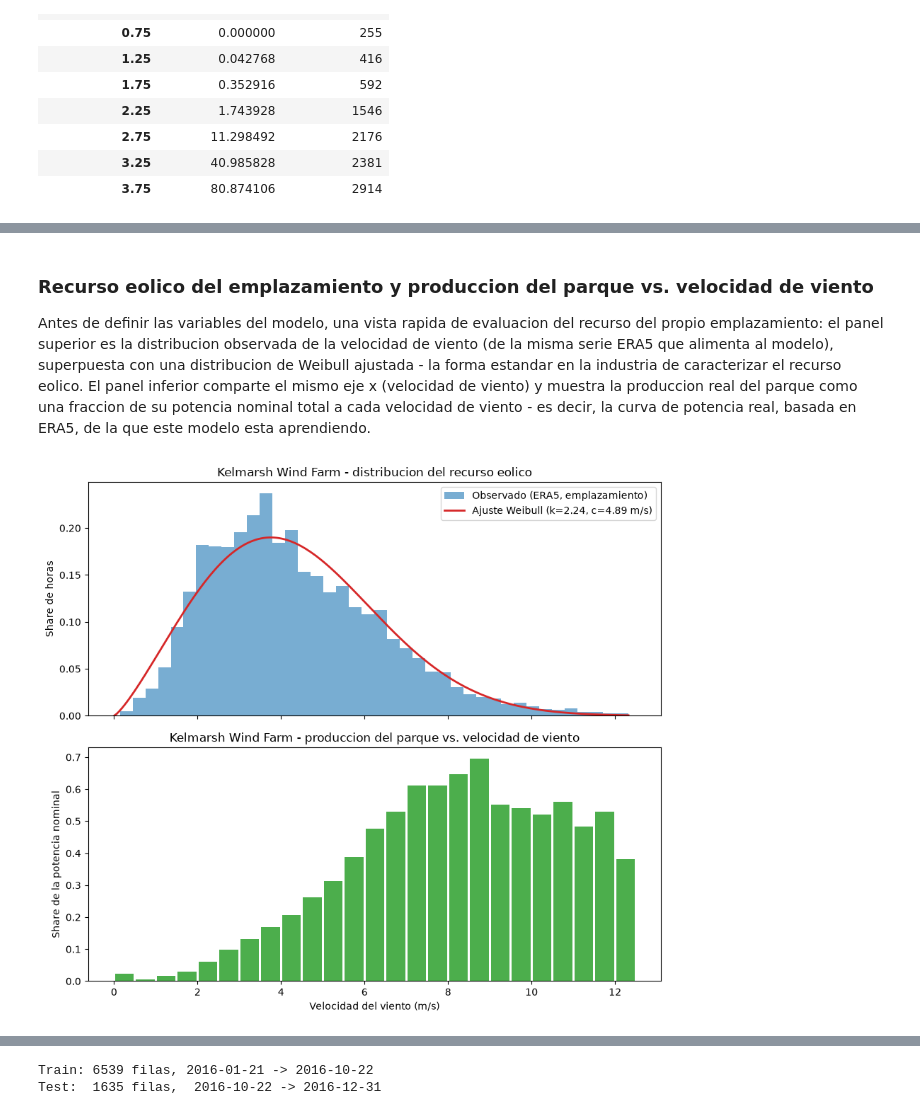
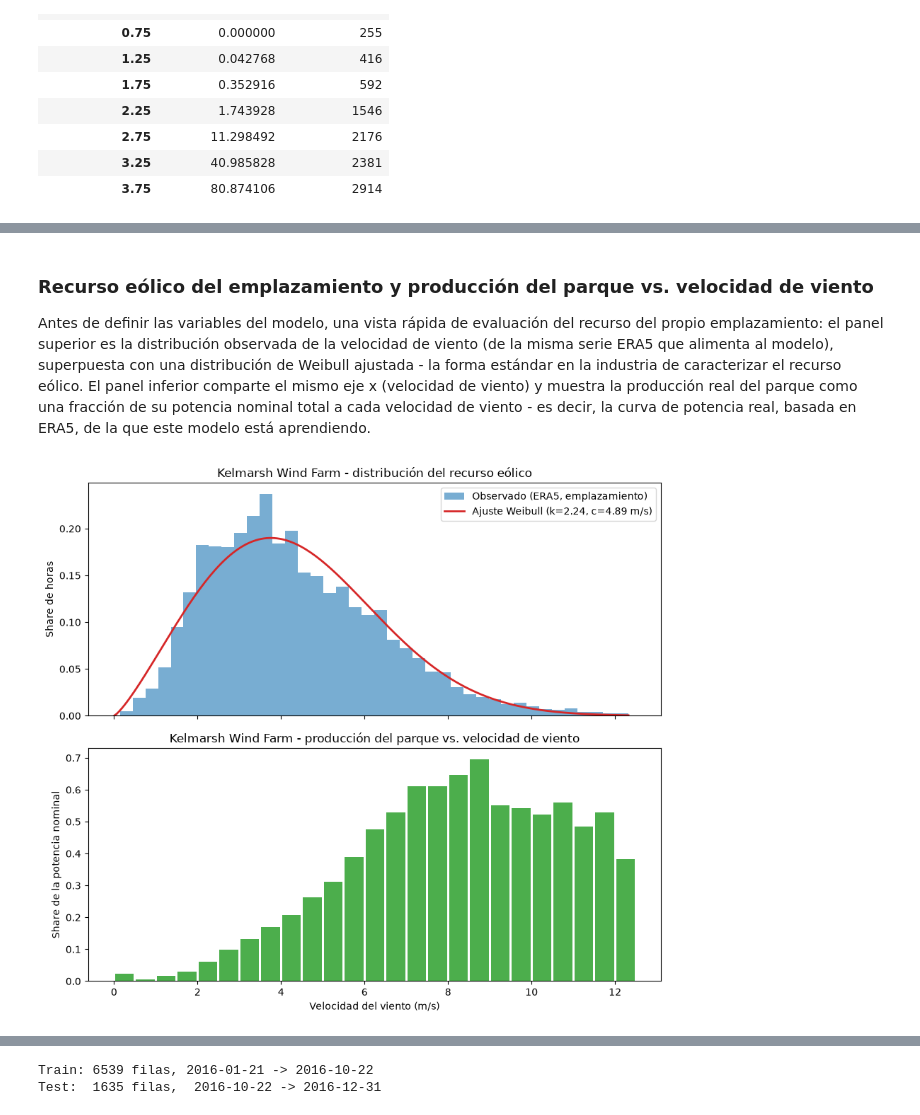
Before and after one commit to fborbon/windward, a Jupyter notebook: demo_notebook/wind_farm_production_forecasting_ES.ipynb, the cells around one changed output, grey strips where cells are left out. Cells and saved outputs as stored; diff of their text form; code cells hidden in the pictures.

```diff
--- a/demo_notebook/wind_farm_production_forecasting_ES.ipynb
+++ b/demo_notebook/wind_farm_production_forecasting_ES.ipynb
@@ -250,46 +253,46 @@ Frame de entrenamiento: 8174 filas horarias, 2016-01-21 14:00:00 -> 2016-12-31 2
 | hour_of_day | 8174.0 | 11.512601 | 6.928558 | 0.000000 | 6.000000 | 12.000000 | 18.000000 | 23.000000 |
 | output_mw | 8174.0 | 3.007214 | 2.865105 | 0.000000 | 0.757859 | 2.079163 | 4.500229 | 12.268583 |
 # %% [markdown]
-### Recurso eolico del emplazamiento y produccion del parque vs. velocidad de viento
+### Recurso eólico del emplazamiento y producción del parque vs. velocidad de viento
 
-Antes de definir las variables del modelo, una vista rapida de evaluacion del recurso del propio
-emplazamiento: el panel superior es la distribucion observada de la velocidad de viento (de la
-misma serie ERA5 que alimenta al modelo), superpuesta con una distribucion de Weibull ajustada -
-la forma estandar en la industria de caracterizar el recurso eolico. El panel inferior comparte el
-mismo eje x (velocidad de viento) y muestra la produccion real del parque como una fraccion de su
+Antes de definir las variables del modelo, una vista rápida de evaluación del recurso del propio
+emplazamiento: el panel superior es la distribución observada de la velocidad de viento (de la
+misma serie ERA5 que alimenta al modelo), superpuesta con una distribución de Weibull ajustada -
+la forma estándar en la industria de caracterizar el recurso eólico. El panel inferior comparte el
+mismo eje x (velocidad de viento) y muestra la producción real del parque como una fracción de su
 potencia nominal total a cada velocidad de viento - es decir, la curva de potencia real, basada en
-ERA5, de la que este modelo esta aprendiendo.
+ERA5, de la que este modelo está aprendiendo.
 # %%
 from scipy.stats import weibull_min
 
 wind_speed = df["wind_speed_ms"]
 weibull_shape, weibull_loc, weibull_scale = weibull_min.fit(wind_speed, floc=0)
 
 fig, axes = plt.subplots(2, 1, figsize=(9, 8), sharex=True)
 
-# Arriba: distribucion de la velocidad de viento (share de horas) + ajuste Weibull
+# Arriba: distribución de la velocidad de viento (share de horas) + ajuste Weibull
 axes[0].hist(wind_speed, bins=40, density=True, color="tab:blue", alpha=0.6, label="Observado (ERA5, emplazamiento)")
 x = np.linspace(0, wind_speed.max(), 200)
 axes[0].plot(x, weibull_min.pdf(x, weibull_shape, weibull_loc, weibull_scale), color="tab:red", lw=2,
              label=f"Ajuste Weibull (k={weibull_shape:.2f}, c={weibull_scale:.2f} m/s)")
 axes[0].set_ylabel("Share de horas")
-axes[0].set_title(f"{farm.name} - distribucion del recurso eolico")
+axes[0].set_title(f"{farm.name} - distribución del recurso eólico")
 axes[0].legend()
 
-# Abajo: produccion del parque vs. velocidad de viento, media por bin como fraccion de la potencia nominal total
+# Abajo: producción del parque vs. velocidad de viento, media por bin como fracción de la potencia nominal total
 bins = np.arange(0, wind_speed.max() + 1, 0.5)
 bin_labels = bins[:-1] + 0.25
 power_binned = df.groupby(pd.cut(wind_speed, bins=bins), observed=True)["output_mw"].mean()
 total_capacity_mw = farm.rated_power_kw * len(farm.turbine_ids) / 1000
 share_of_capacity = (power_binned / total_capacity_mw).reindex(bin_labels, fill_value=np.nan)
 
 axes[1].bar(bin_labels, share_of_capacity.values, width=0.45, color="tab:green", alpha=0.85)
 axes[1].set_xlabel("Velocidad del viento (m/s)")
 axes[1].set_ylabel("Share de la potencia nominal")
-axes[1].set_title(f"{farm.name} - produccion del parque vs. velocidad de viento")
+axes[1].set_title(f"{farm.name} - producción del parque vs. velocidad de viento")
 
 plt.tight_layout()
 plt.show()
 # %% [output]
-[figure, old version]
+[figure, new version]
 # %% [markdown]
```
Also changed, not shown: parts of 41 cells of this notebook, 1 other file.
